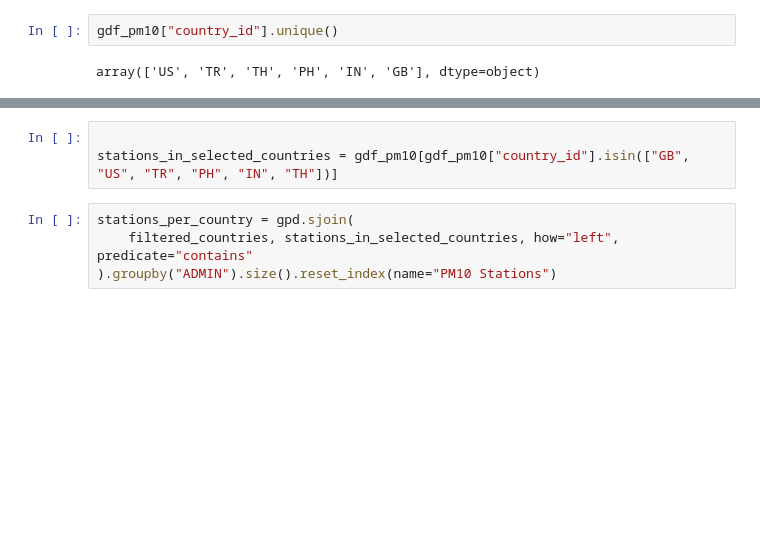
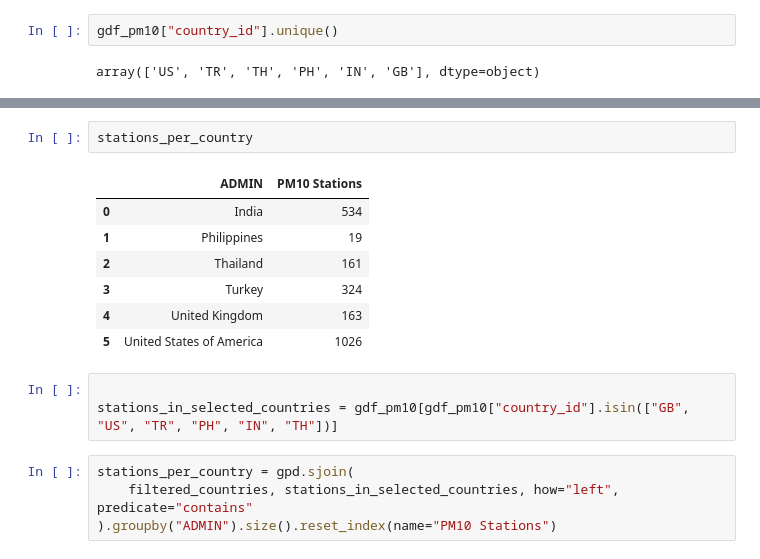
Before and after one commit to Ashi743/my_projects-, a Jupyter notebook: air_quality_assignment.ipynb, the cells around one changed output, grey strips where cells are left out. Cells and saved outputs as stored; diff of their text form; blank space fills up the shorter version.

```diff
--- a/air_quality_assignment.ipynb
+++ b/air_quality_assignment.ipynb
@@ -202,6 +203,16 @@ Try using .loc[row_indexer,col_indexer] = value instead
 See the caveats in the documentation: https://pandas.pydata.org/pandas-docs/stable/user_guide/indexing.html#returning-a-view-versus-a-copy
   super().__setitem__(key, value)
 [interactive output not drawn]
+# %%
+stations_per_country
+# %% [output]
+|  | ADMIN | PM10 Stations |
+| 0 | India | 534 |
+| 1 | Philippines | 19 |
+| 2 | Thailand | 161 |
+| 3 | Turkey | 324 |
+| 4 | United Kingdom | 163 |
+| 5 | United States of America | 1026 |
 # %%
 
 stations_in_selected_countries = gdf_pm10[gdf_pm10["country_id"].isin(["GB", "US", "TR", "PH", "IN", "TH"])]
```
Also changed, not shown: parts of 5 cells of this notebook.
